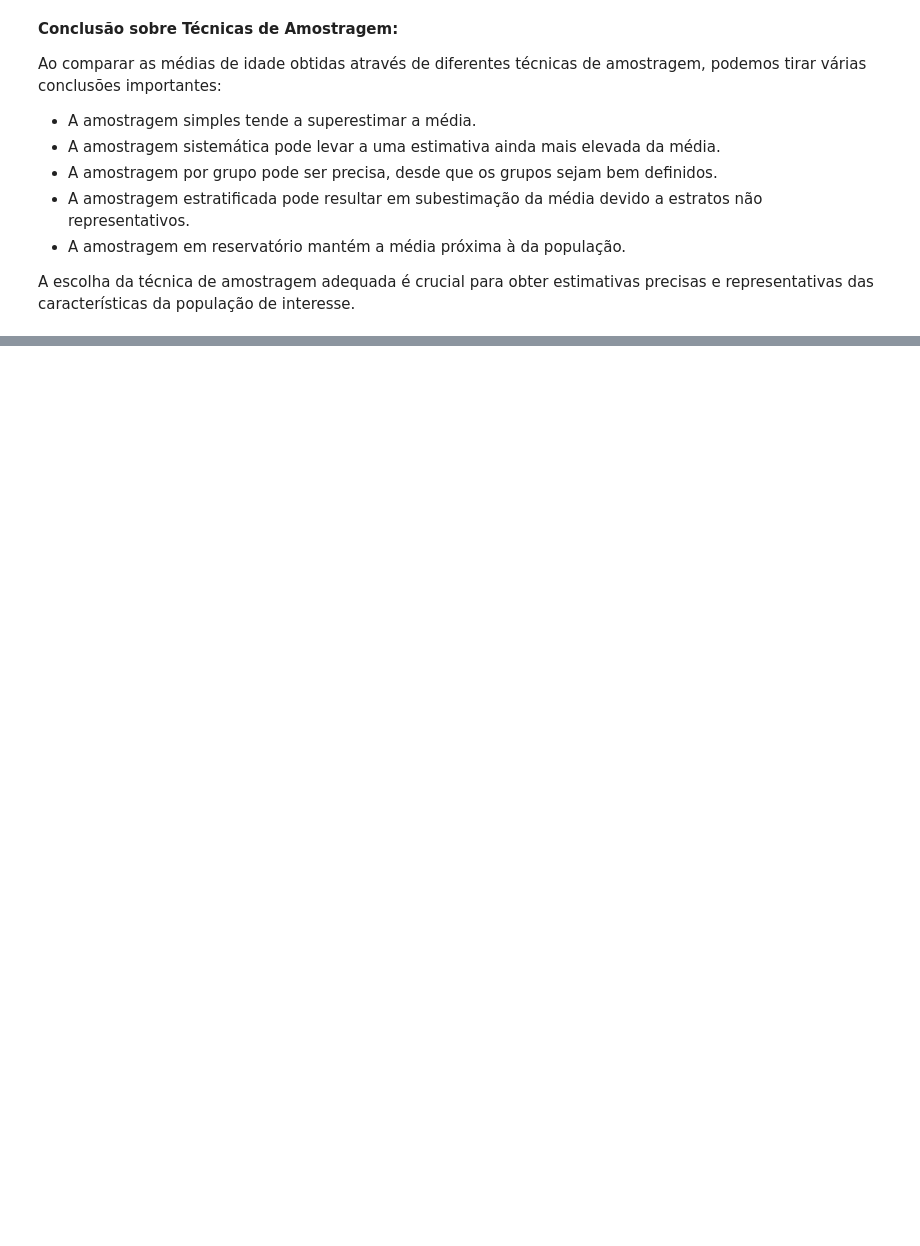
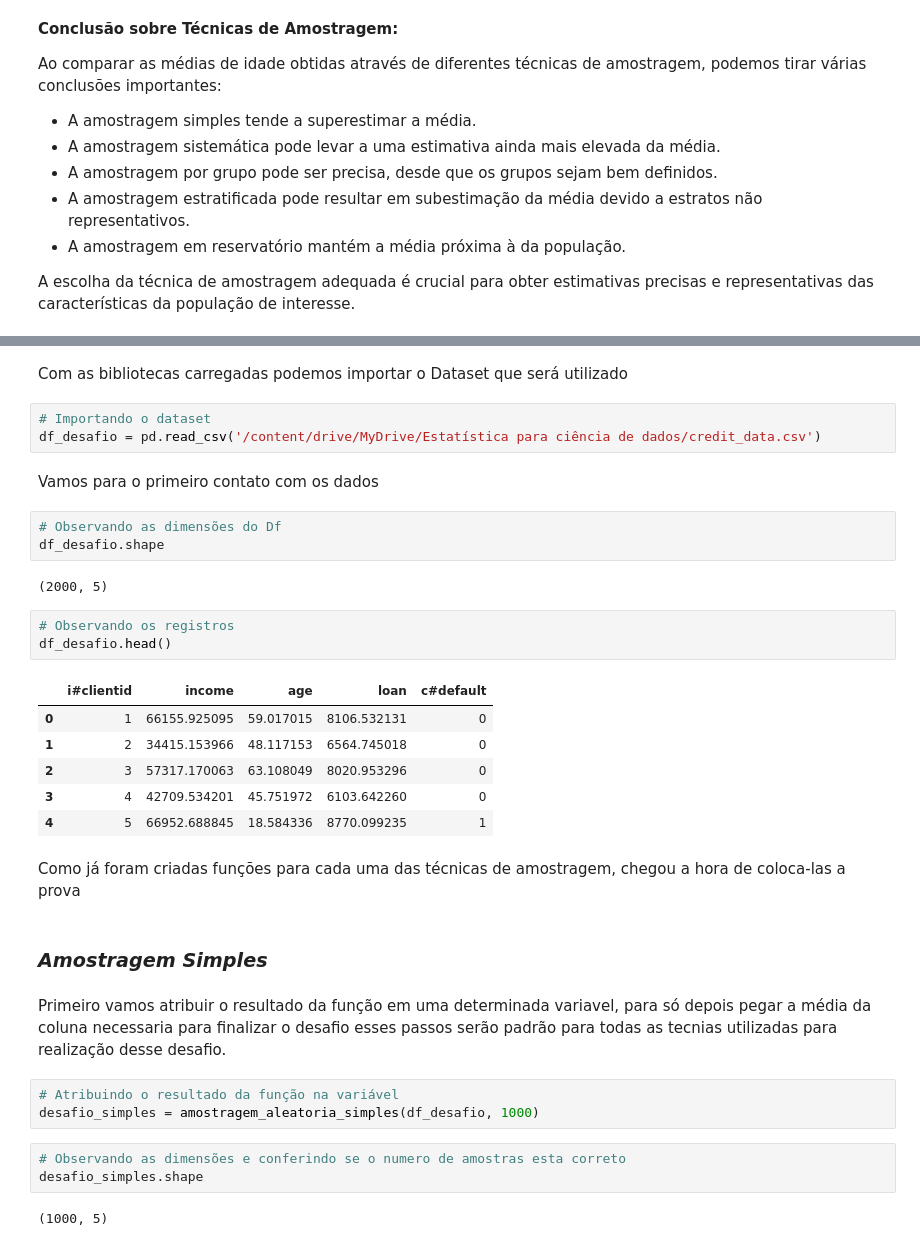
Before and after one commit to JosenildoJunior/StatPyDataScience, a Jupyter notebook: População_e_Amostra.ipynb, the cells around one changed output, grey strips where cells are left out. Cells and saved outputs as stored; diff of their text form; blank space fills up the shorter version.

```diff
--- a/População_e_Amostra.ipynb
+++ b/População_e_Amostra.ipynb
@@ -498,0 +525,36 @@ A escolha da técnica de amostragem adequada é crucial para obter estimativas p
+# %% [markdown]
+Com as bibliotecas carregadas podemos importar o Dataset que será utilizado
+# %%
+# Importando o dataset
+df_desafio = pd.read_csv('/content/drive/MyDrive/Estatística para ciência de dados/credit_data.csv')
+# %% [markdown]
+Vamos para o primeiro contato com os dados
+# %%
+# Observando as dimensões do Df
+df_desafio.shape
+# %% [output]
+(2000, 5)
+# %%
+# Observando os registros
+df_desafio.head()
+# %% [output]
+|  | i#clientid | income | age | loan | c#default |
+| 0 | 1 | 66155.925095 | 59.017015 | 8106.532131 | 0 |
+| 1 | 2 | 34415.153966 | 48.117153 | 6564.745018 | 0 |
+| 2 | 3 | 57317.170063 | 63.108049 | 8020.953296 | 0 |
+| 3 | 4 | 42709.534201 | 45.751972 | 6103.642260 | 0 |
+| 4 | 5 | 66952.688845 | 18.584336 | 8770.099235 | 1 |
+# %% [markdown]
+Como já foram criadas funções para cada uma das técnicas de amostragem, chegou a hora de coloca-las a prova
+# %% [markdown]
+### *Amostragem Simples*
+# %% [markdown]
+Primeiro vamos atribuir o resultado da função em uma determinada variavel, para só depois pegar a média da coluna necessaria para finalizar o desafio esses passos serão padrão para todas as tecnias utilizadas para realização desse desafio.
+# %%
+# Atribuindo o resultado da função na variável
+desafio_simples = amostragem_aleatoria_simples(df_desafio, 1000)
+# %%
+# Observando as dimensões e conferindo se o numero de amostras esta correto
+desafio_simples.shape
+# %% [output]
+(1000, 5)
```
Also changed, not shown: parts of 34 cells of this notebook.
